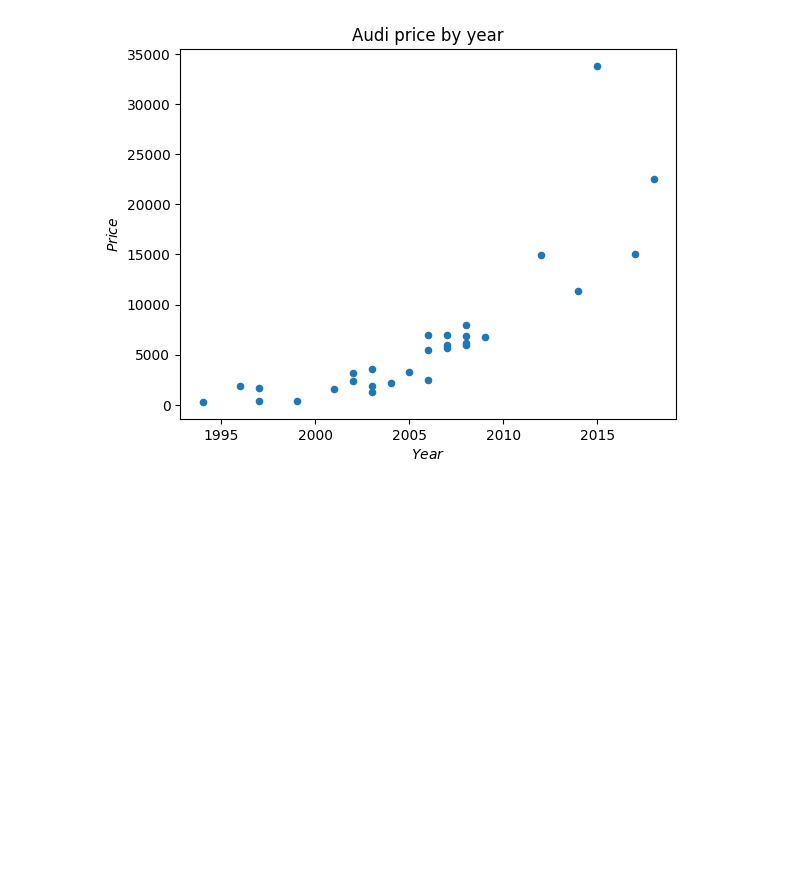
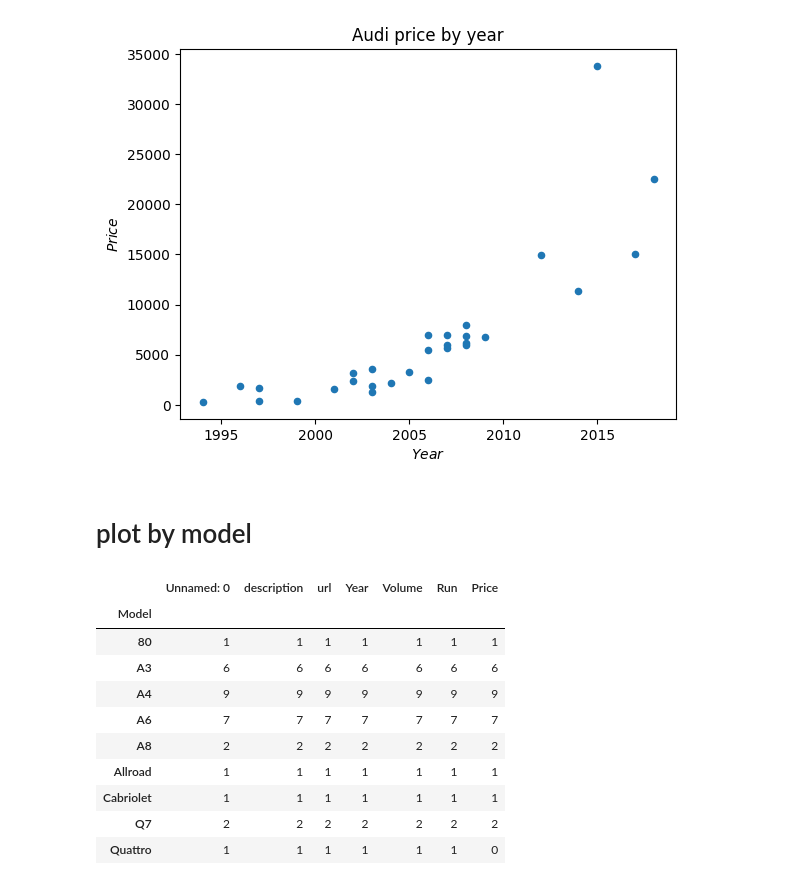
Before and after one commit to ugnevaisvilaite/She-Goes-Tech22, a Jupyter notebook: day_20/day_20_homework.ipynb, the cells around one changed output. Saved outputs shown, nothing was run; the diff lists cells and outputs as text; code cells hidden in the pictures; blank space fills up the shorter version.

```diff
--- a/day_20/day_20_homework.ipynb
+++ b/day_20/day_20_homework.ipynb
@@ -189,3 +190,20 @@ plt.title('Audi price by year')
 # %% [output]
 Text(0.5, 1.0, 'Audi price by year')
 [figure]
+# %% [markdown]
+# plot by model
+# %%
+audi_model = audi_df.groupby(['Model']).count()
+audi_model
+# %% [output]
+|  | Unnamed: 0 | description | url | Year | Volume | Run | Price |
+| Model |  |  |  |  |  |  |  |
+| 80 | 1 | 1 | 1 | 1 | 1 | 1 | 1 |
+| A3 | 6 | 6 | 6 | 6 | 6 | 6 | 6 |
+| A4 | 9 | 9 | 9 | 9 | 9 | 9 | 9 |
+| A6 | 7 | 7 | 7 | 7 | 7 | 7 | 7 |
+| A8 | 2 | 2 | 2 | 2 | 2 | 2 | 2 |
+| Allroad | 1 | 1 | 1 | 1 | 1 | 1 | 1 |
+| Cabriolet | 1 | 1 | 1 | 1 | 1 | 1 | 1 |
+| Q7 | 2 | 2 | 2 | 2 | 2 | 2 | 2 |
+| Quattro | 1 | 1 | 1 | 1 | 1 | 1 | 0 |
```
Also changed, not shown: parts of 2 cells of this notebook.
